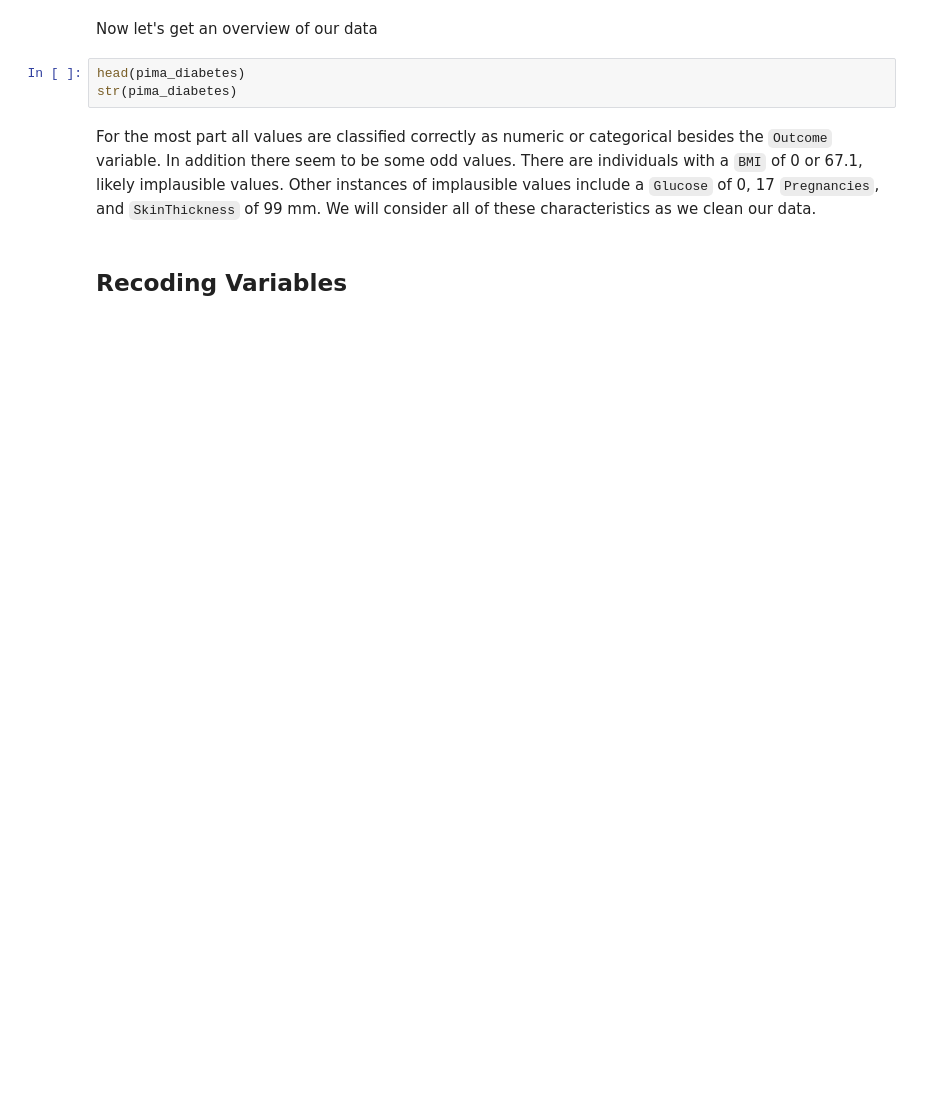
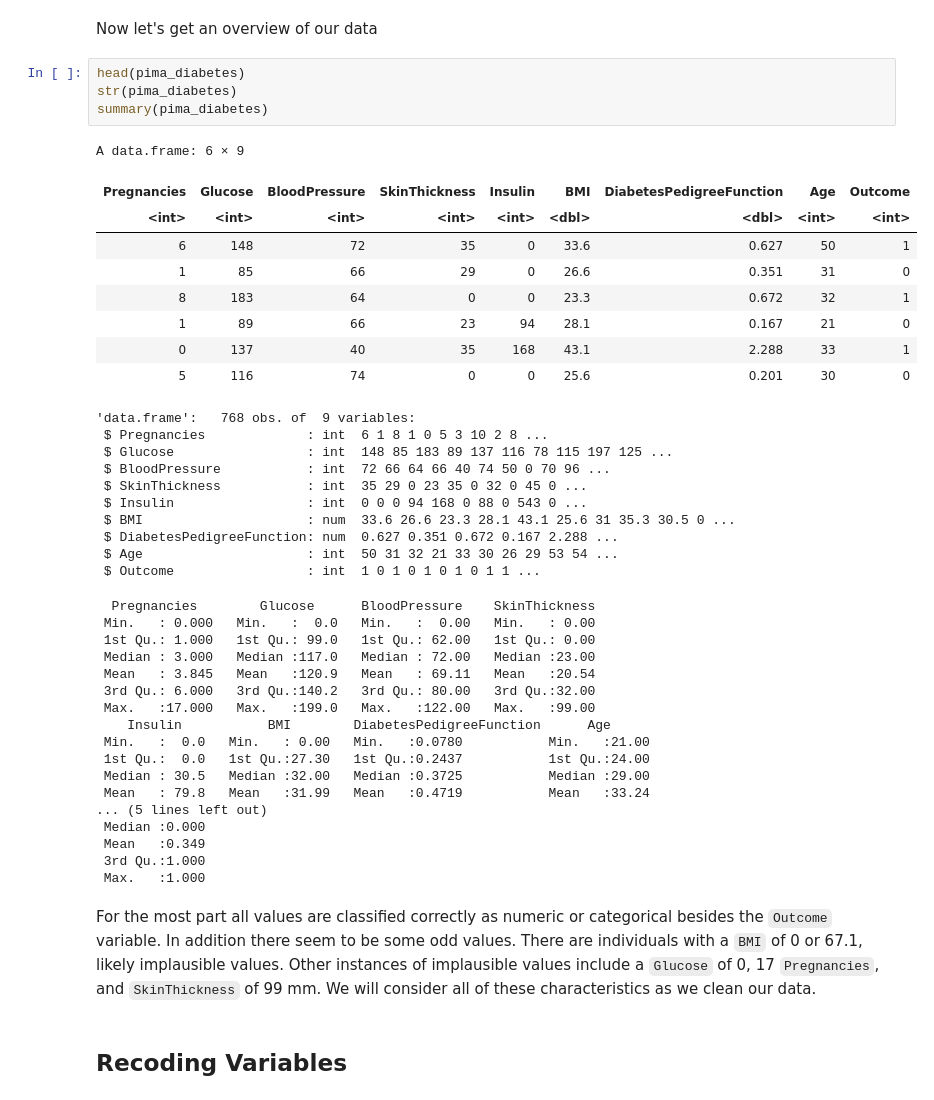
Before and after one commit to e-cui/Clinical-Cases-LAIR, a Jupyter notebook: cases/Clinical Case - Diabetes Among Pima Indians (R).ipynb, the cells around one changed output. Drawn from its saved outputs; the diff is of its cells as text; blank space fills up the shorter version.

```diff
--- a/cases/Clinical Case - Diabetes Among Pima Indians (R).ipynb
+++ b/cases/Clinical Case - Diabetes Among Pima Indians (R).ipynb
@@ -138,6 +146,44 @@ Now let's get an overview of our data
 # %%
 head(pima_diabetes)
 str(pima_diabetes)
+summary(pima_diabetes)
+# %% [output]
+A data.frame: 6 × 9
+| Pregnancies | Glucose | BloodPressure | SkinThickness | Insulin | BMI | DiabetesPedigreeFunction | Age | Outcome |
+| <int> | <int> | <int> | <int> | <int> | <dbl> | <dbl> | <int> | <int> |
+| 6 | 148 | 72 | 35 | 0 | 33.6 | 0.627 | 50 | 1 |
+| 1 | 85 | 66 | 29 | 0 | 26.6 | 0.351 | 31 | 0 |
+| 8 | 183 | 64 | 0 | 0 | 23.3 | 0.672 | 32 | 1 |
+| 1 | 89 | 66 | 23 | 94 | 28.1 | 0.167 | 21 | 0 |
+| 0 | 137 | 40 | 35 | 168 | 43.1 | 2.288 | 33 | 1 |
+| 5 | 116 | 74 | 0 | 0 | 25.6 | 0.201 | 30 | 0 |
+'data.frame':   768 obs. of  9 variables:
+ $ Pregnancies             : int  6 1 8 1 0 5 3 10 2 8 ...
+ $ Glucose                 : int  148 85 183 89 137 116 78 115 197 125 ...
+ $ BloodPressure           : int  72 66 64 66 40 74 50 0 70 96 ...
+ $ SkinThickness           : int  35 29 0 23 35 0 32 0 45 0 ...
+ $ Insulin                 : int  0 0 0 94 168 0 88 0 543 0 ...
+ $ BMI                     : num  33.6 26.6 23.3 28.1 43.1 25.6 31 35.3 30.5 0 ...
+ $ DiabetesPedigreeFunction: num  0.627 0.351 0.672 0.167 2.288 ...
+ $ Age                     : int  50 31 32 21 33 30 26 29 53 54 ...
+ $ Outcome                 : int  1 0 1 0 1 0 1 0 1 1 ...
+  Pregnancies        Glucose      BloodPressure    SkinThickness
+ Min.   : 0.000   Min.   :  0.0   Min.   :  0.00   Min.   : 0.00
+ 1st Qu.: 1.000   1st Qu.: 99.0   1st Qu.: 62.00   1st Qu.: 0.00
+ Median : 3.000   Median :117.0   Median : 72.00   Median :23.00
+ Mean   : 3.845   Mean   :120.9   Mean   : 69.11   Mean   :20.54
+ 3rd Qu.: 6.000   3rd Qu.:140.2   3rd Qu.: 80.00   3rd Qu.:32.00
+ Max.   :17.000   Max.   :199.0   Max.   :122.00   Max.   :99.00
+    Insulin           BMI        DiabetesPedigreeFunction      Age
+ Min.   :  0.0   Min.   : 0.00   Min.   :0.0780           Min.   :21.00
+ 1st Qu.:  0.0   1st Qu.:27.30   1st Qu.:0.2437           1st Qu.:24.00
+ Median : 30.5   Median :32.00   Median :0.3725           Median :29.00
+ Mean   : 79.8   Mean   :31.99   Mean   :0.4719           Mean   :33.24
+... (5 lines left out)
+ Median :0.000
+ Mean   :0.349
+ 3rd Qu.:1.000
+ Max.   :1.000
 # %% [markdown]
 For the most part all values are classified correctly as numeric or categorical besides the `Outcome` variable.  In addition there seem to be some odd values. There are individuals with a `BMI` of 0 or 67.1, likely implausible values. Other instances of implausible values include a `Glucose` of 0, 17 `Pregnancies`, and `SkinThickness` of 99 mm. We will consider all of these characteristics as we clean our data.
 # %% [markdown]
```
Also changed, not shown: parts of 82 cells of this notebook, 2 other files.
